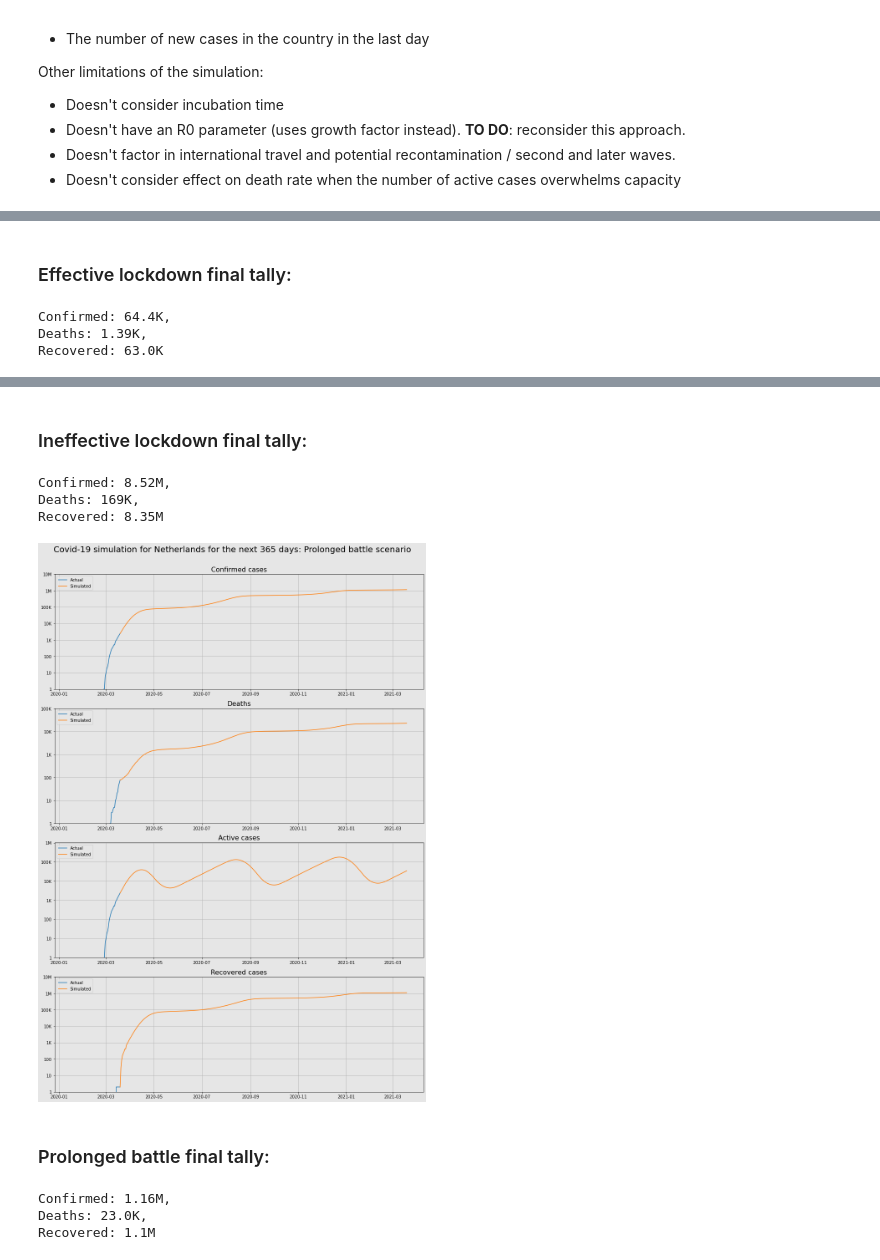
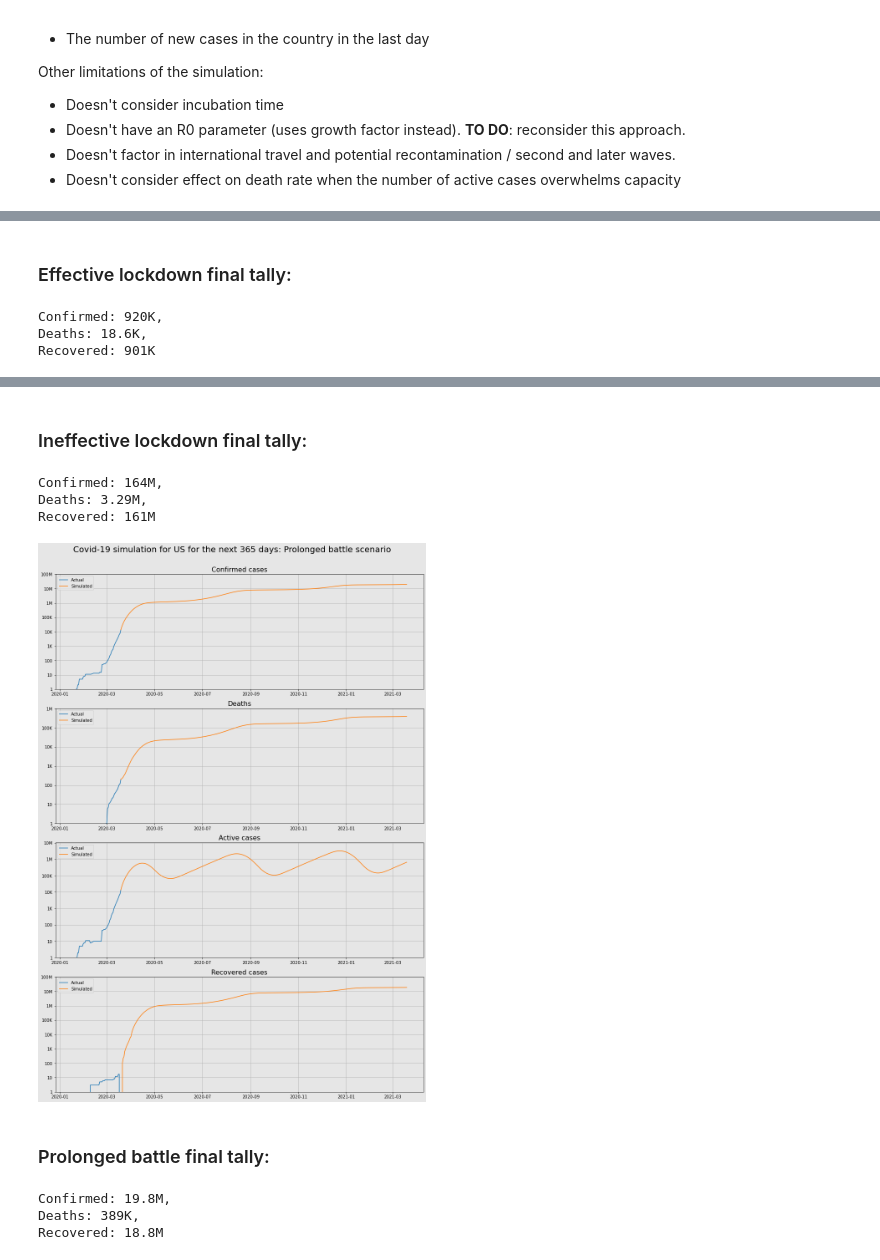
Before and after one commit to JeroenKools/covid19, a Jupyter notebook: COVID-19.ipynb, the cells around one changed output, grey strips where cells are left out. Drawn from its saved outputs; the diff is of its cells as text; code cells hidden in the pictures.

```diff
--- a/COVID-19.ipynb
+++ b/COVID-19.ipynb
@@ -268,7 +268,7 @@ for scenario, growth_rates in {
         [1.05]*2,      # long term lockdown is untenable
 }.items():
 
-    simulation = data.plot_simulation(country="Netherlands", population=17.1e6, days = 365,
+    simulation = data.plot_simulation(country="US", population=330e6, days = 365,
                          growth_rate_trend=growth_rates,
                          history_length=14,
                          do_log=True,
@@ -278,4 +278,4 @@ for scenario, growth_rates in {
 ### Effective lockdown final tally:
-Confirmed: 64.4K,
-Deaths: 1.39K,
-Recovered: 63.0K
+Confirmed: 920K,
+Deaths: 18.6K,
+Recovered: 901K
@@ -283,9 +283,9 @@ Recovered: 63.0K
 ### Ineffective lockdown final tally:
-Confirmed: 8.52M,
-Deaths: 169K,
-Recovered: 8.35M
+Confirmed: 164M,
+Deaths: 3.29M,
+Recovered: 161M
-[figure, old version]
+[figure, new version]
 ### Prolonged battle final tally:
-Confirmed: 1.16M,
-Deaths: 23.0K,
-Recovered: 1.1M
+Confirmed: 19.8M,
+Deaths: 389K,
+Recovered: 18.8M
```
Also changed, not shown: parts of 1 cell of this notebook.
